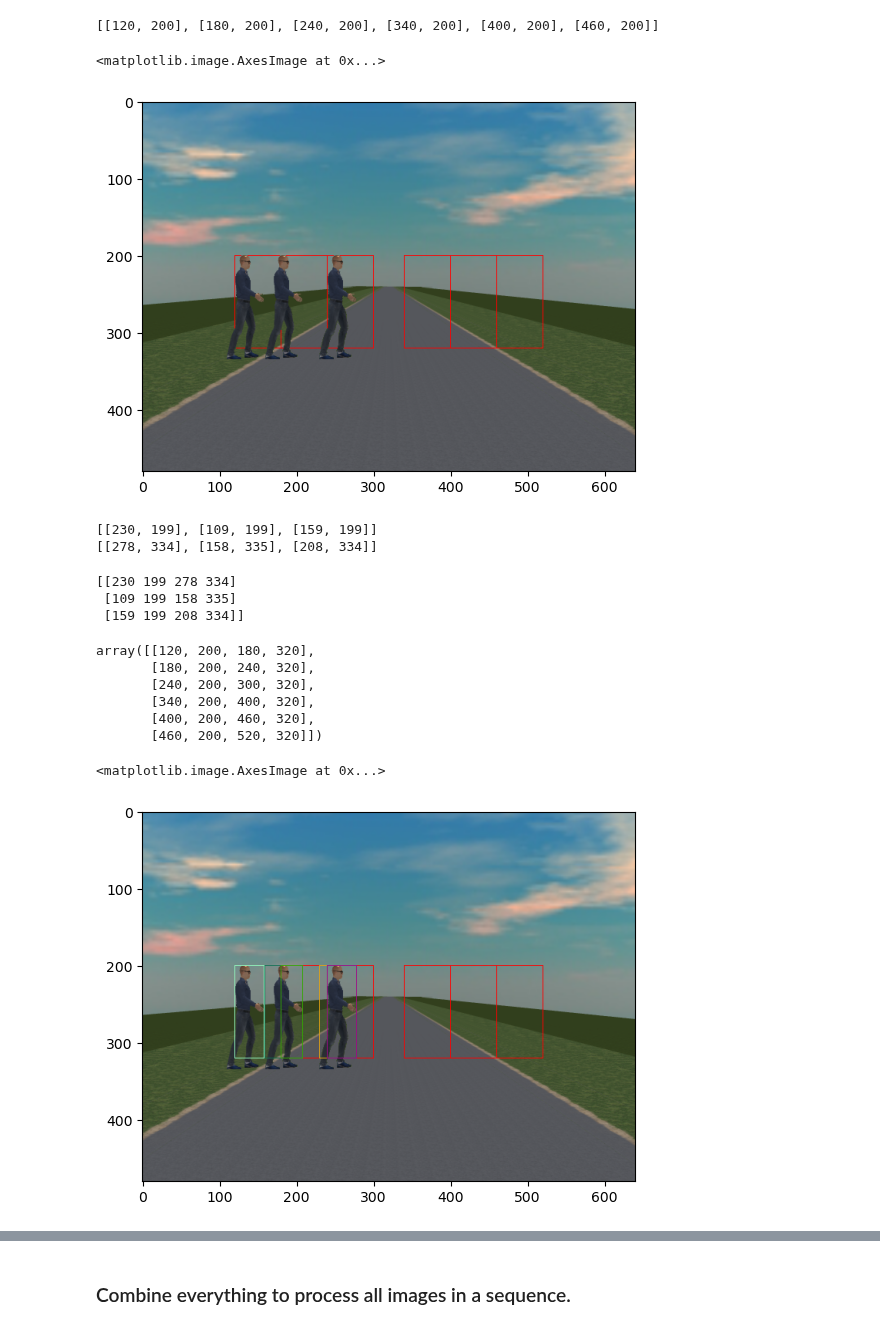
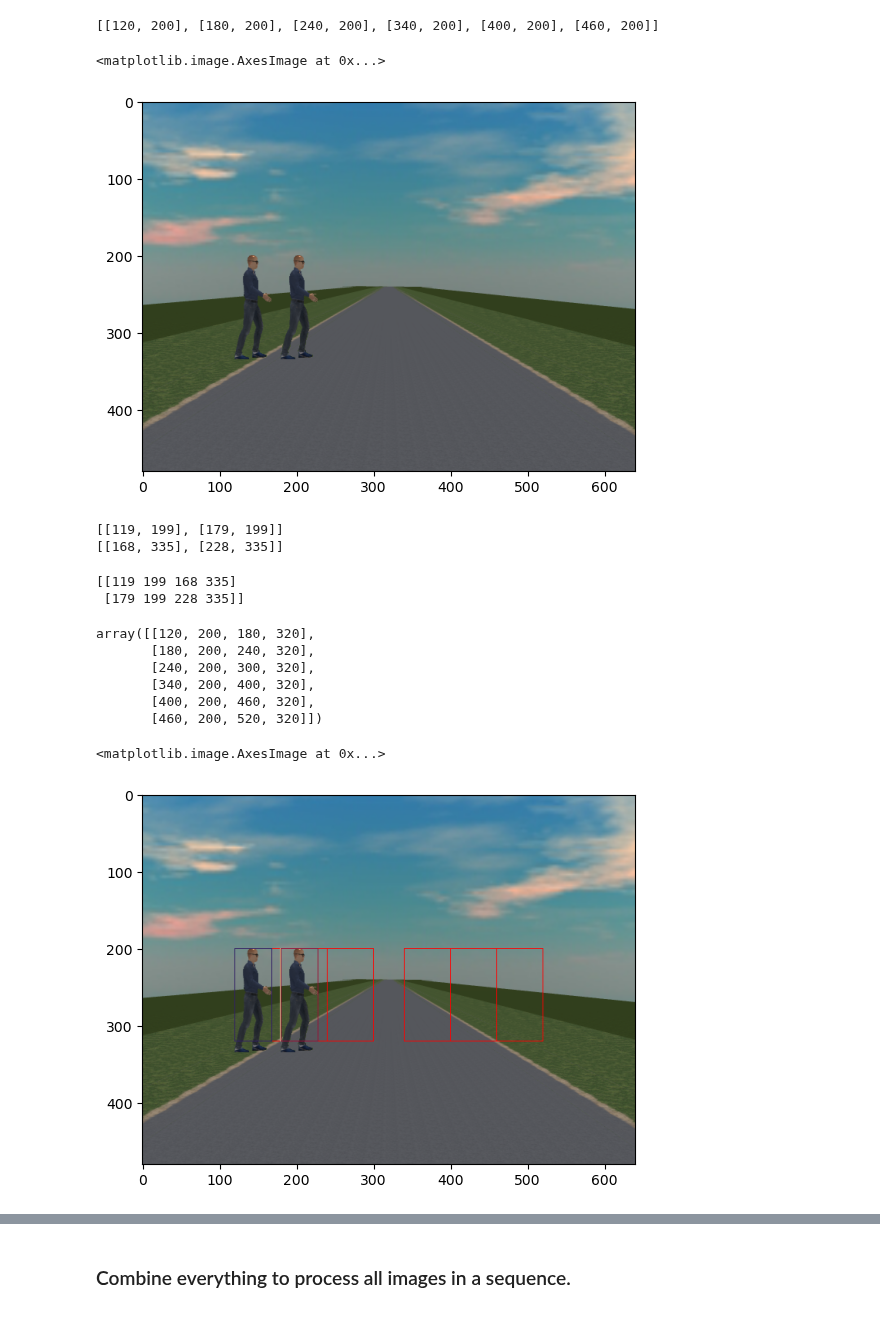
Before and after one commit to Claud1234/PCICF, a Jupyter notebook: ipython/yolo_sfc_betterSMIRK.ipynb, the cells around one changed output, grey strips where cells are left out. Drawn from its saved outputs; the diff is of its cells as text; code cells hidden in the pictures.

```diff
--- a/ipython/yolo_sfc_betterSMIRK.ipynb
+++ b/ipython/yolo_sfc_betterSMIRK.ipynb
@@ -17,7 +17,7 @@ def calculateMortonFromList_with_zCurve(values):
     value = z.interlace(*int_values, dims=len(int_values))
     return value
 # %%
-seq_path = '../datasets/better_smirk/left2right/three_cells/sq_00/'
+seq_path = '../datasets/better_smirk/raw_data/left2right/two_cells/sq_00'
 config_path = '../config.json'
 # %%
 with open(config_path, 'r') as _f:
@@ -33,7 +33,7 @@ bgr = cv2.imread(rgb_path)
 plt.imshow(cv2.cvtColor(bgr, cv2.COLOR_BGR2RGB))
 # %% [output]
 <matplotlib.image.AxesImage at 0x...>
-[figure, old version]
+[figure, new version]
 # %%
 attention_cells_start_cord = np.array(config['attention_grid']['grid_left_top_coord'])
 attention_cell_width = config['attention_grid']['width']
@@ -64,8 +64,8 @@ for result in results:
 print(yolo_start_point)
 print(yolo_end_point)
 # %% [output]
-[[230, 199], [109, 199], [159, 199]]
-[[278, 334], [158, 335], [208, 334]]
+[[119, 199], [179, 199]]
+[[168, 335], [228, 335]]
 # %%
 def overlap(cell_cord, yolo_cord): # [top_left_x, top_left_y, bottom_right_x, bottom_right_y]
     x_left = max(cell_cord[0], yolo_cord[0])
@@ -84,9 +84,8 @@ if yolo_start_point is not None and yolo_end_point is not None:
 else:
     yolo_coord_all = [0,0,0,0]
 # %% [output]
-[[230 199 278 334]
- [109 199 158 335]
- [159 199 208 334]]
+[[119 199 168 335]
+ [179 199 228 335]]
 # %%
 cell_coord_all = np.concatenate([attention_cells_start_cord, attention_cells_end_cord], axis=1)
 cell_coord_all
@@ -100,23 +99,24 @@ array([[120, 200, 180, 320],
 # %%
 bgr_copy = bgr.copy()
 for i in range(len(cell_coord_all)):
     cell_coord = cell_coord_all[i]
+    cv2.rectangle(bgr_copy, cell_coord[:2], cell_coord[2:], (0,0,255), 1)
     overlap_cum = 0
     for j in yolo_coord_all:
         overlap_area, x_left, y_top, x_right, y_bottom = overlap(cell_coord, j)
 
         color = list(np.random.random(size=3) * 256)
         rgb_overlap = cv2.rectangle(bgr_copy, [x_left, y_top], [x_right, y_bottom], color, 1)
 
         overlap_cum += overlap_area
         #print(overlap_area, x_left, y_top, x_right, y_bottom)
     #print(overlap_cum)
 
     #break
 plt.imshow(cv2.cvtColor(bgr_copy, cv2.COLOR_BGR2RGB))
 # %% [output]
 <matplotlib.image.AxesImage at 0x...>
-[figure, old version]
+[figure, new version]
 # %%
 input_zcurve = np.zeros(6)
 for i in range(len(cell_coord_all)):
```
Also changed, not shown: parts of 5 cells of this notebook, 11 other files.
